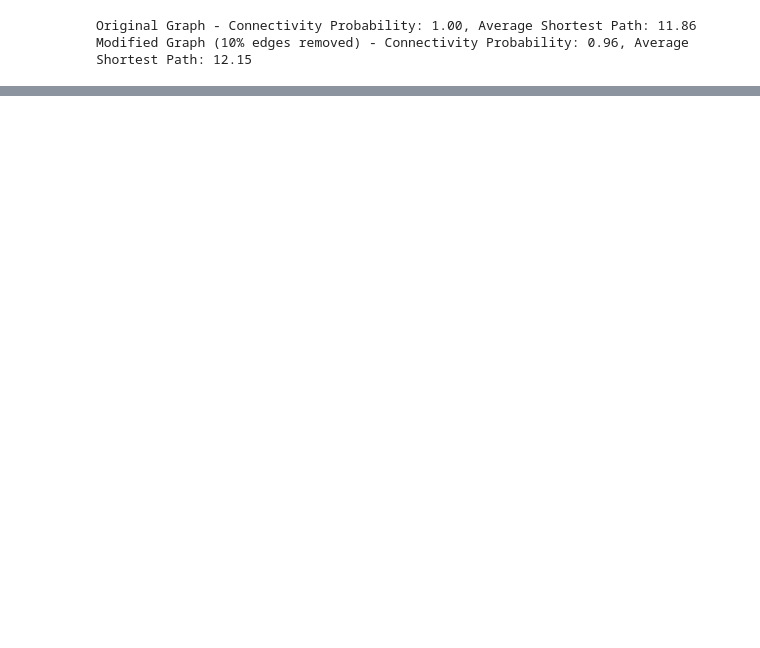
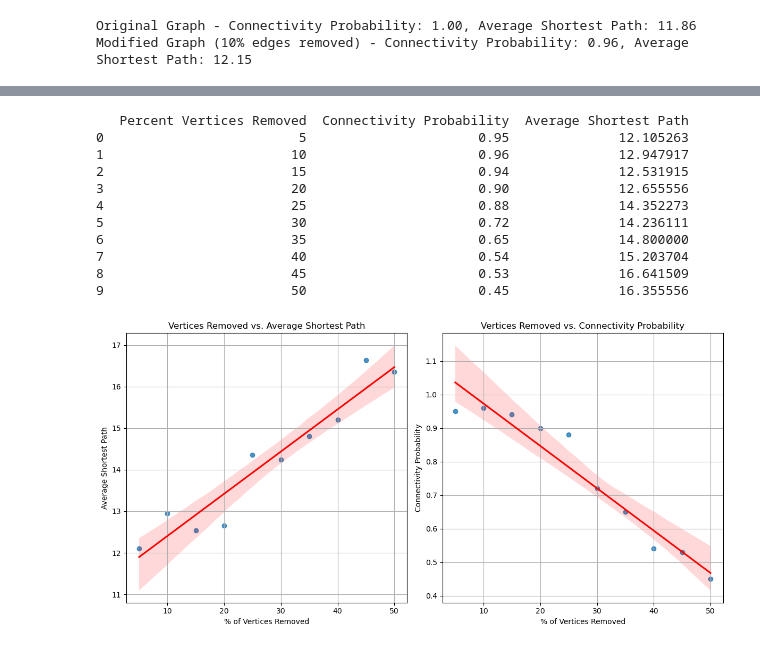
Before and after one commit to Luke-zm/statistical_analysis_of_networks, a Jupyter notebook: week3_practical.ipynb, the cells around one changed output, grey strips where cells are left out. Saved outputs shown, nothing was run; the diff lists cells and outputs as text; code cells hidden in the pictures; blank space fills up the shorter version.

```diff
--- a/week3_practical.ipynb
+++ b/week3_practical.ipynb
@@ -265,0 +353,70 @@ Modified Graph (10% edges removed) - Connectivity Probability: 0.96, Average Sho
+# %%
+# Initialize lists to store results
+percent_vertices_removed = []
+connectivity_probabilities = []
+average_shortest_paths = []
+
+# Loop over the percentages of vertices to remove
+for percent in range(5, 55, 5):  # 5%, 10%, ..., 50%
+    G_temp = G.copy()
+
+    # Calculate the number of vertices to remove
+    nodes_to_remove = int(percent / 100 * G.number_of_nodes())
+
+    # Randomly shuffle and remove the vertices
+    nodes = list(G_temp.nodes())
+    np.random.shuffle(nodes)
+    G_temp.remove_nodes_from(nodes[:nodes_to_remove])
+
+    # Estimate connectivity and average shortest path
+    connectivity_probability, average_shortest_path = estimate_connectivity(G_temp)
+
+    # Store the results
+    percent_vertices_removed.append(percent)
+    connectivity_probabilities.append(connectivity_probability)
+    average_shortest_paths.append(average_shortest_path)
+
+# Tabulate the results
+results_df = pd.DataFrame({
+    'Percent Vertices Removed': percent_vertices_removed,
+    'Connectivity Probability': connectivity_probabilities,
+    'Average Shortest Path': average_shortest_paths
+})
+
+# Display the table
+print(results_df)
+
+# Plot the results
+plt.figure(figsize=(12, 6))
+
+# Plot 1: % Vertices Removed vs. Average Shortest Path
+plt.subplot(1, 2, 1)
+sns.regplot(x=percent_vertices_removed, y=average_shortest_paths, marker='o', line_kws={"color": "red"})
+plt.xlabel('% of Vertices Removed')
+plt.ylabel('Average Shortest Path')
+plt.title('Vertices Removed vs. Average Shortest Path')
+plt.grid(True)
+
+# Plot 2: % Vertices Removed vs. Connectivity Probability
+plt.subplot(1, 2, 2)
+sns.regplot(x=percent_vertices_removed, y=connectivity_probabilities, marker='o', line_kws={"color": "red"})
+plt.xlabel('% of Vertices Removed')
+plt.ylabel('Connectivity Probability')
+plt.title('Vertices Removed vs. Connectivity Probability')
+plt.grid(True)
+
+plt.tight_layout()
+plt.show()
+# %% [output]
+   Percent Vertices Removed  Connectivity Probability  Average Shortest Path
+0                         5                      0.95              12.105263
+1                        10                      0.96              12.947917
+2                        15                      0.94              12.531915
+3                        20                      0.90              12.655556
+4                        25                      0.88              14.352273
+5                        30                      0.72              14.236111
+6                        35                      0.65              14.800000
+7                        40                      0.54              15.203704
+8                        45                      0.53              16.641509
+9                        50                      0.45              16.355556
+[figure, added]
```
Also changed, not shown: parts of 9 cells of this notebook, 4 other files.
